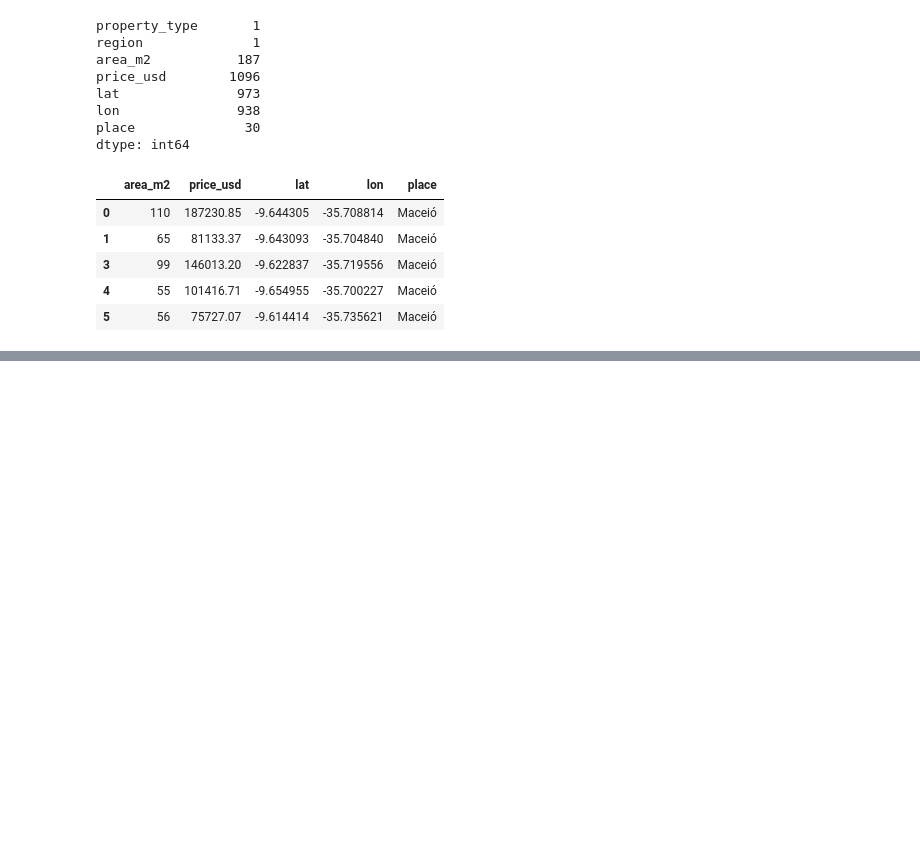
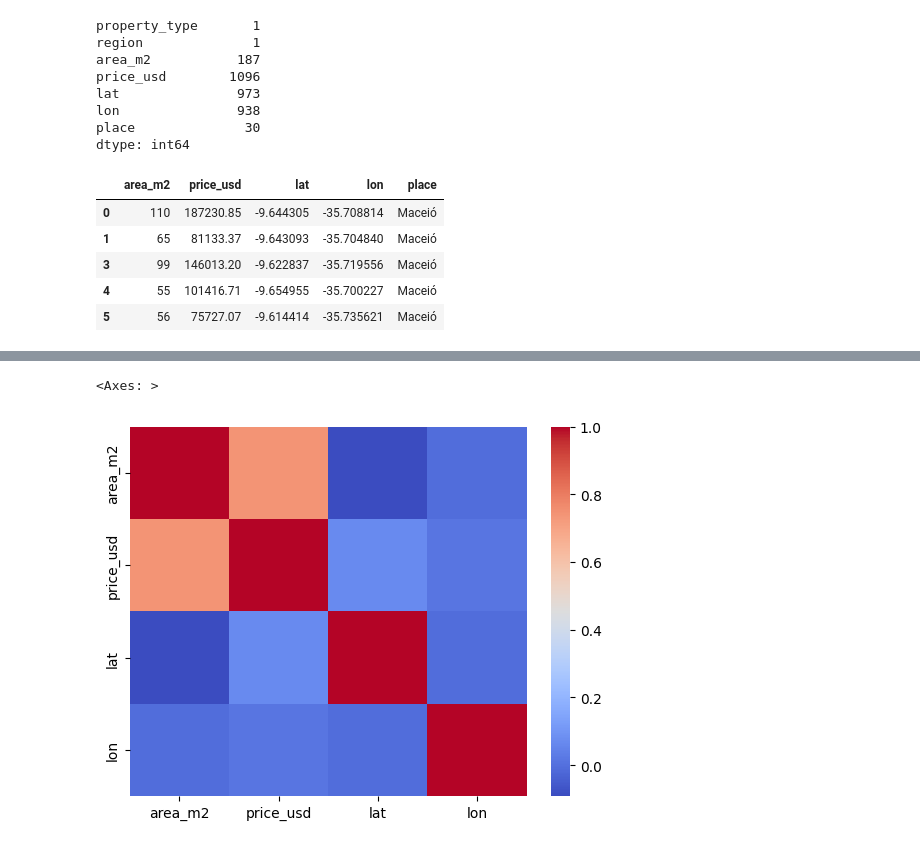
Before and after one commit to tech-ml-quant-luv/Machine-Learning-Engineer-in-Quant, a Jupyter notebook: Machine Learning/machine_learning_from_scratch_without_libraries/Linear_Regression/data_wrangling.ipynb, the cells around one changed output, grey strips where cells are left out. Cells and saved outputs as stored; diff of their text form; code cells hidden in the pictures; blank space fills up the shorter version.

```diff
--- a/Machine Learning/machine_learning_from_scratch_without_libraries/linear_regression.ipynb
+++ b/Machine Learning/machine_learning_from_scratch_without_libraries/Linear_Regression/data_wrangling.ipynb
@@ -145,0 +142,3 @@ print(type(X), type(Y))
+# %%
+correlation_matrix=df.select_dtypes("number").corr()
+correlation_matrix
@@ -145,0 +151,5 @@ print(type(X), type(Y))
+# %%
+sns.heatmap(correlation_matrix, cmap="coolwarm")
+# %% [output]
+<Axes: >
+[figure, added]
```
Also changed, not shown: parts of 4 cells of this notebook, 3 other files.
